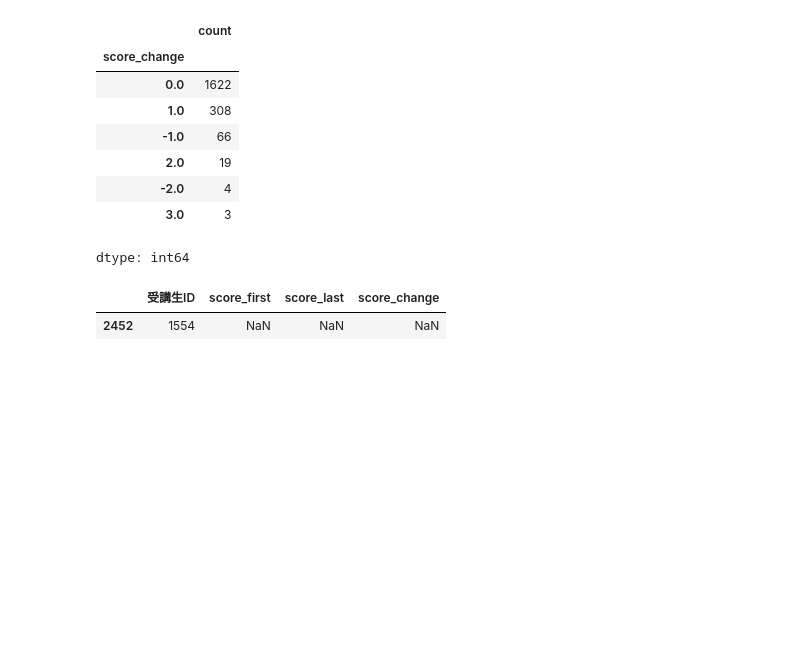
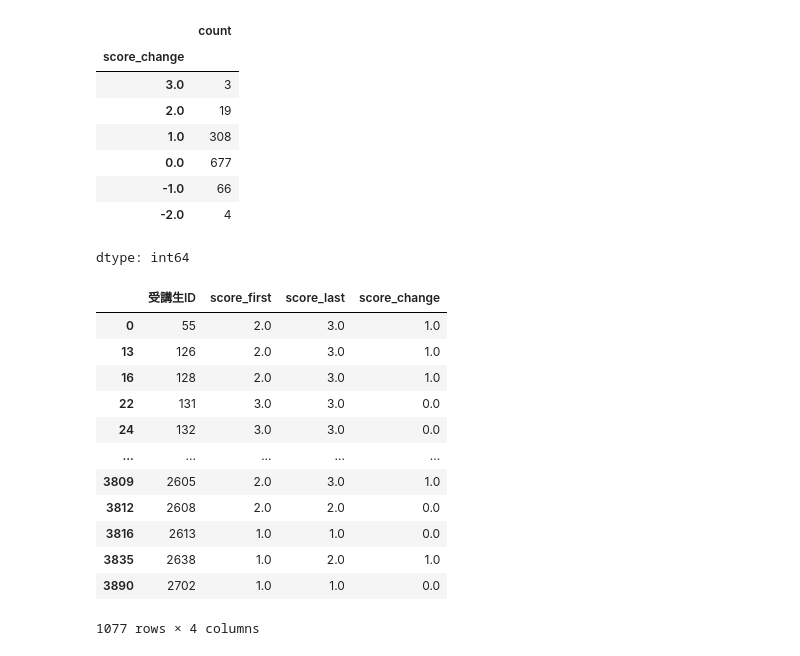
Before and after one commit to Kazuya-Y/public, a Jupyter notebook: Kazuya_データ分析.ipynb, the cells around one changed output. Cells and saved outputs as stored; diff of their text form; code cells hidden in the pictures; blank space fills up the shorter version.

```diff
--- a/Kazuya_データ分析.ipynb
+++ b/Kazuya_データ分析.ipynb
@@ -106,0 +102,5 @@ df_monthly_test_results[df_monthly_test_results['受講生ID']==1554]
+# %%
+vc=df_monthly_test_results['受講生ID'].value_counts()
+one_row_values = vc[vc == 1].index
+##df_monthly_test_results[df_monthly_test_results['受講生ID'].isin(one_row_values)]
+df_monthly_test_results['受講生ID'].nunique()
@@ -106,0 +109,5 @@ df_monthly_test_results[df_monthly_test_results['受講生ID']==1554]
+# %%
+##1回しかテストを受けていない人を取り除く
+df_monthly_test_results=df_monthly_test_results[df_monthly_test_results['受講生ID'].isin(vc[vc > 1].index)]
+##df_monthly_test_results
+df_monthly_test_results['受講生ID'].value_counts()
@@ -142,24 +165,35 @@ df_monthly_test_results['score_change'] =df_monthly_test_results['score_last']-d
 df_monthly_test_results_cal=df_monthly_test_results[['受講生ID','score_first','score_last', 'score_change']].drop_duplicates()
 ##df_monthly_test_results_cal['受講生ID'].duplicated().any()
 ##'受講生ID'に重複なし
-df_monthly_test_results_cal['score_change'].value_counts()
+df_monthly_test_results_cal['score_change'].value_counts().sort_index(ascending=False)
 # %% [output]
 |  | count |
 | score_change |  |
-| 0.0 | 1622 |
+| 3.0 | 3 |
+| 2.0 | 19 |
 | 1.0 | 308 |
+| 0.0 | 677 |
 | -1.0 | 66 |
-| 2.0 | 19 |
 | -2.0 | 4 |
-| 3.0 | 3 |
 dtype: int64
 # %%
 ##途中経過の確認
 
-df_monthly_test_results_cal[df_monthly_test_results_cal['受講生ID']==1554]
+df_monthly_test_results_cal
 # %% [output]
 |  | 受講生ID | score_first | score_last | score_change |
-| 2452 | 1554 | NaN | NaN | NaN |
+| 0 | 55 | 2.0 | 3.0 | 1.0 |
+| 13 | 126 | 2.0 | 3.0 | 1.0 |
+| 16 | 128 | 2.0 | 3.0 | 1.0 |
+| 22 | 131 | 3.0 | 3.0 | 0.0 |
+| 24 | 132 | 3.0 | 3.0 | 0.0 |
+| ... | ... | ... | ... | ... |
+| 3809 | 2605 | 2.0 | 3.0 | 1.0 |
+| 3812 | 2608 | 2.0 | 2.0 | 0.0 |
+| 3816 | 2613 | 1.0 | 1.0 | 0.0 |
+| 3835 | 2638 | 1.0 | 2.0 | 1.0 |
+| 3890 | 2702 | 1.0 | 1.0 | 0.0 |
+1077 rows × 4 columns
 # %%
 ##データをCSVにする
 
```
Also changed, not shown: parts of 14 cells of this notebook.
